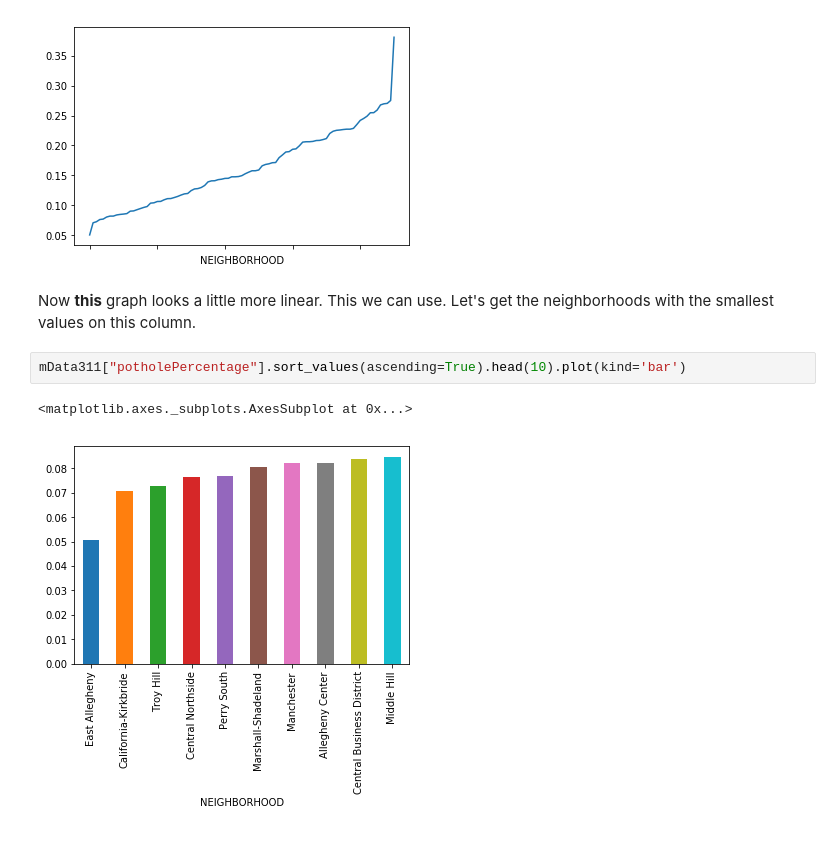
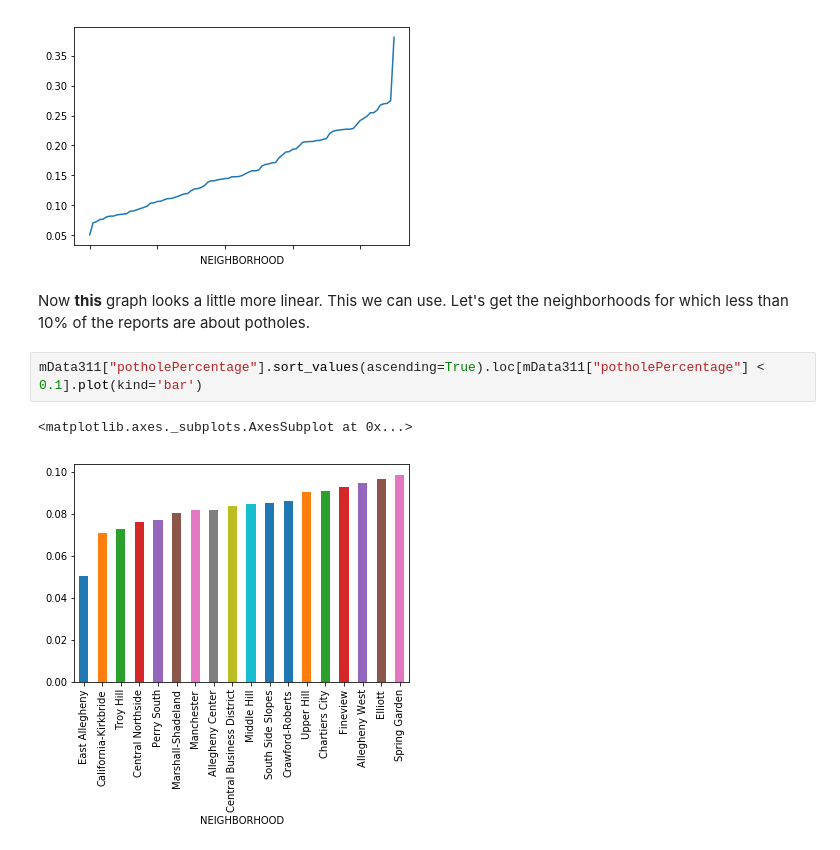
Before and after one commit to yifengqiu18/neighborhood, a Jupyter notebook: project.ipynb, the cells around one changed output. Cells and saved outputs as stored; diff of their text form.

Commit message:
finish graphs and things

```diff
--- a/project.ipynb
+++ b/project.ipynb
@@ -67,9 +61,9 @@ mData311["potholePercentage"].sort_values(ascending=True).plot(kind='line')
 <matplotlib.axes._subplots.AxesSubplot at 0x...>
 [figure]
 # %% [markdown]
-Now **this** graph looks a little more linear. This we can use. Let's get the neighborhoods with the smallest values on this column.
+Now **this** graph looks a little more linear. This we can use. Let's get the neighborhoods for which less than 10% of the reports are about potholes.
 # %%
-mData311["potholePercentage"].sort_values(ascending=True).head(10).plot(kind='bar')
+mData311["potholePercentage"].sort_values(ascending=True).loc[mData311["potholePercentage"] < 0.1].plot(kind='bar')
 # %% [output]
 <matplotlib.axes._subplots.AxesSubplot at 0x...>
-[figure, old version]
+[figure, new version]
```
Also changed, not shown: parts of 8 cells of this notebook.
